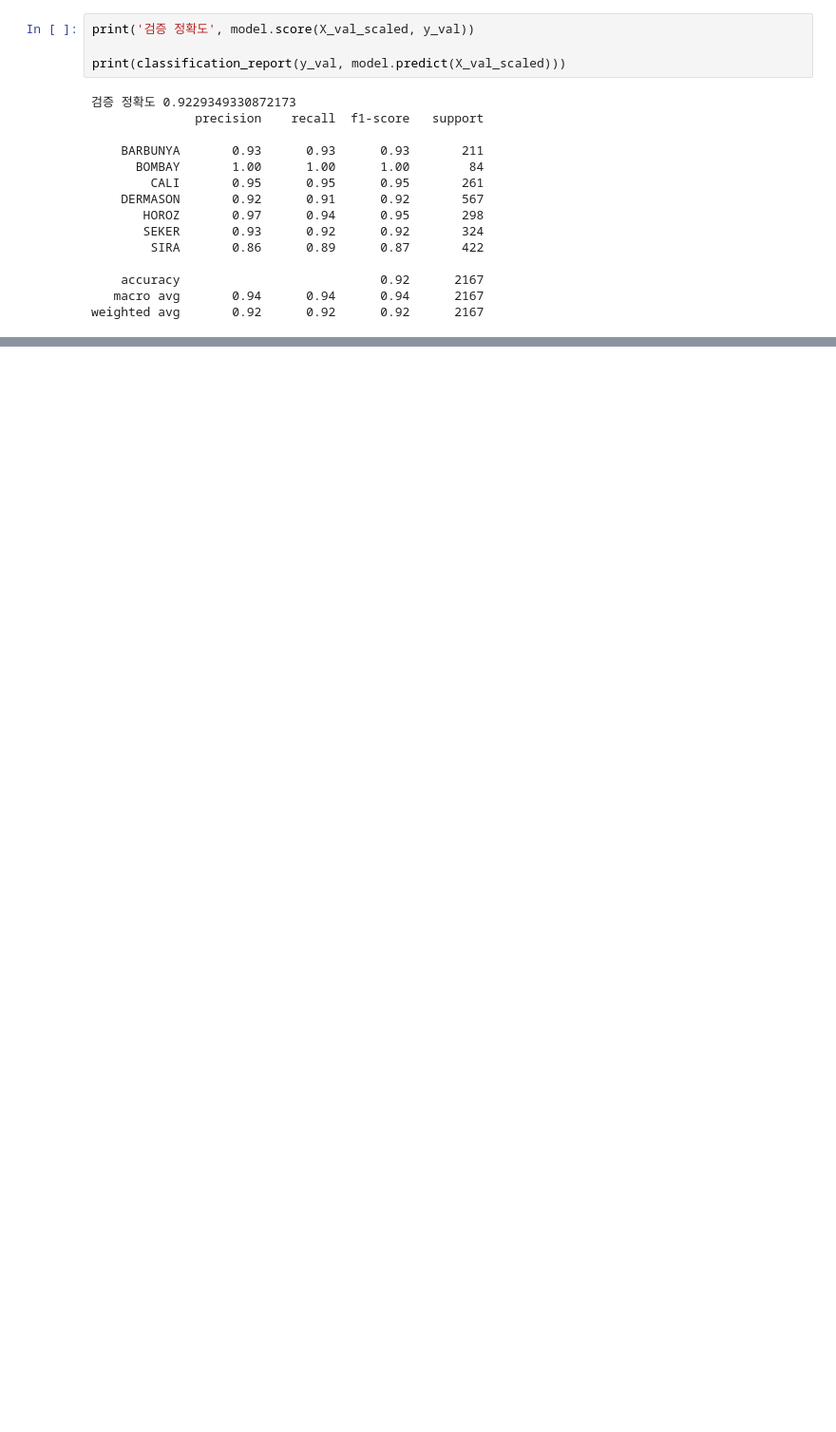
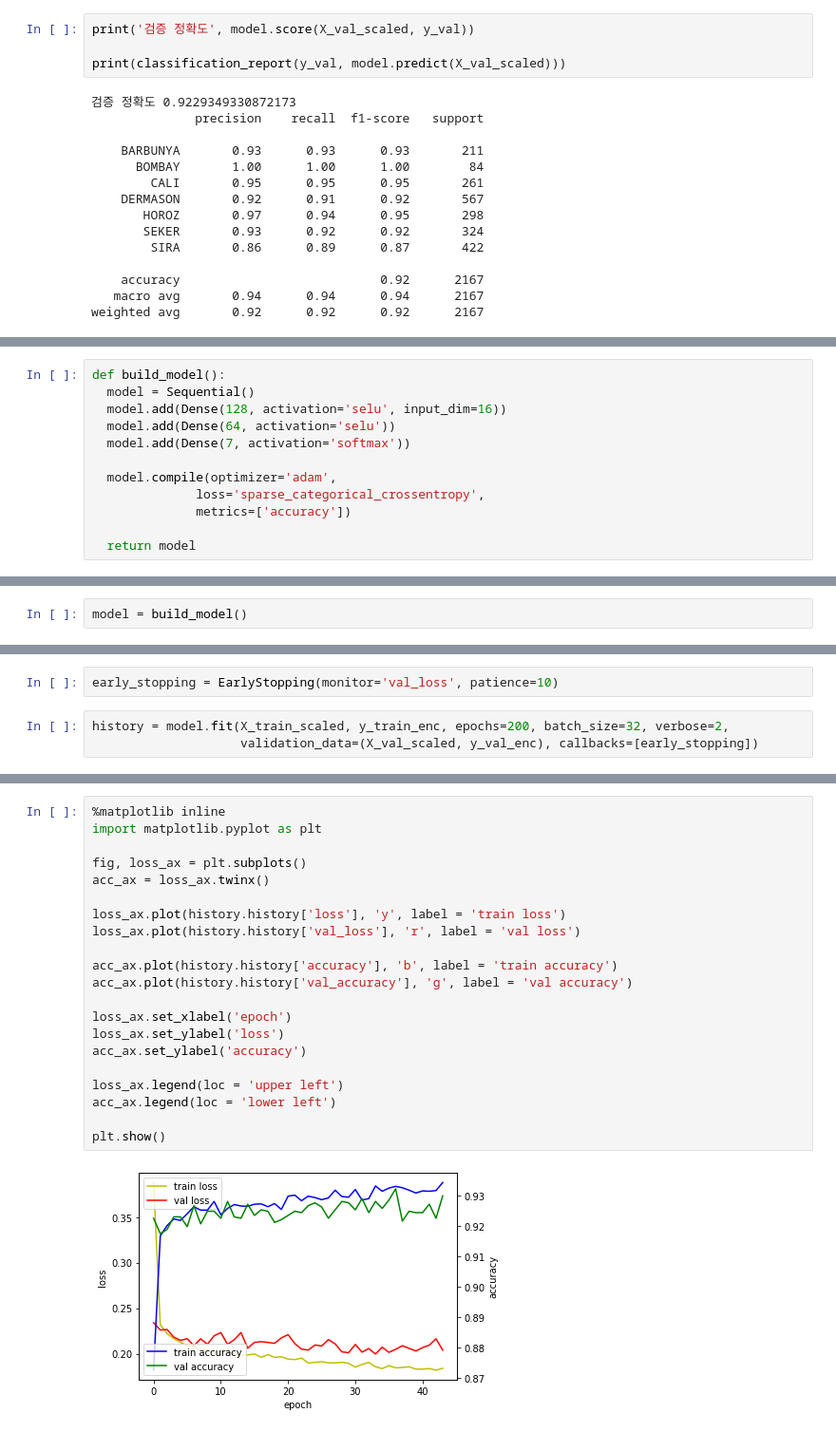
Before and after one commit to 94jjiisu/Data-analysis, a Jupyter notebook: bead_classification.ipynb, the cells around one changed output, grey strips where cells are left out. Shown at 95% size. Cells and saved outputs as stored; diff of their text form; blank space fills up the shorter version.

```diff
--- a/bead_classification.ipynb
+++ b/bead_classification.ipynb
@@ -485,0 +660,12 @@ weighted avg       0.92      0.92      0.92      2167
+# %%
+def build_model():
+  model = Sequential()
+  model.add(Dense(128, activation='selu', input_dim=16))
+  model.add(Dense(64, activation='selu'))
+  model.add(Dense(7, activation='softmax'))
+
+  model.compile(optimizer='adam',
+              loss='sparse_categorical_crossentropy',
+              metrics=['accuracy'])
+
+  return model
@@ -485,0 +689,2 @@ weighted avg       0.92      0.92      0.92      2167
+# %%
+model = build_model()
@@ -485,0 +694,5 @@ weighted avg       0.92      0.92      0.92      2167
+# %%
+early_stopping = EarlyStopping(monitor='val_loss', patience=10)
+# %%
+history = model.fit(X_train_scaled, y_train_enc, epochs=200, batch_size=32, verbose=2,
+                    validation_data=(X_val_scaled, y_val_enc), callbacks=[early_stopping])
@@ -485,0 +777,23 @@ weighted avg       0.92      0.92      0.92      2167
+# %%
+%matplotlib inline
+import matplotlib.pyplot as plt
+
+fig, loss_ax = plt.subplots()
+acc_ax = loss_ax.twinx()
+
+loss_ax.plot(history.history['loss'], 'y', label = 'train loss')
+loss_ax.plot(history.history['val_loss'], 'r', label = 'val loss')
+
+acc_ax.plot(history.history['accuracy'], 'b', label = 'train accuracy')
+acc_ax.plot(history.history['val_accuracy'], 'g', label = 'val accuracy')
+
+loss_ax.set_xlabel('epoch')
+loss_ax.set_ylabel('loss')
+acc_ax.set_ylabel('accuracy')
+
+loss_ax.legend(loc = 'upper left')
+acc_ax.legend(loc = 'lower left')
+
+plt.show()
+# %% [output]
+[figure, added]
```
Also changed, not shown: parts of 42 cells of this notebook.
